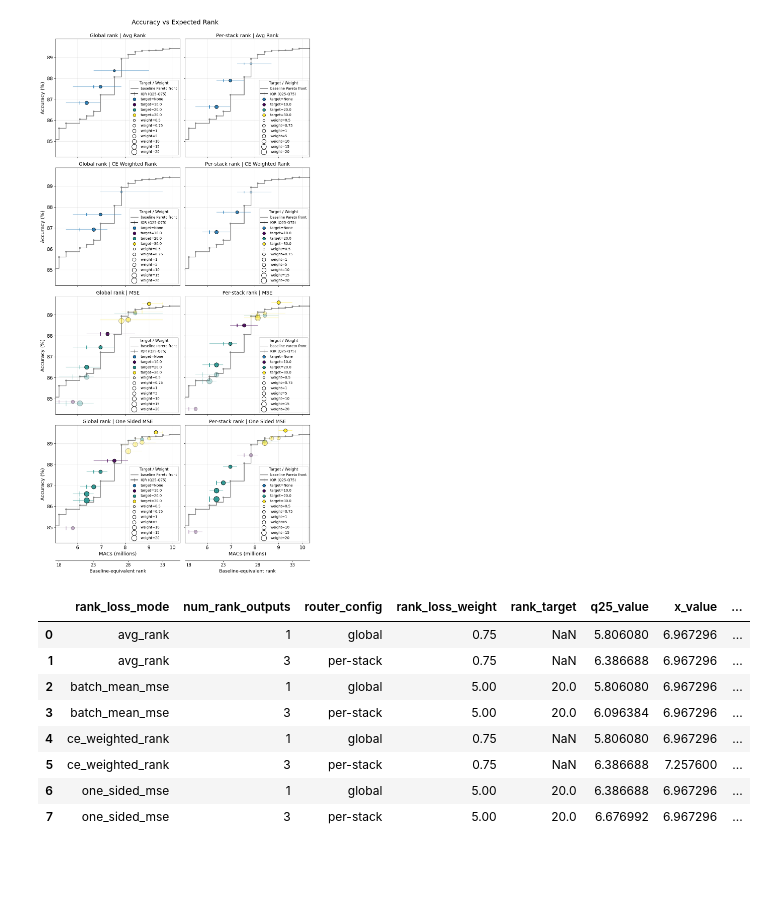
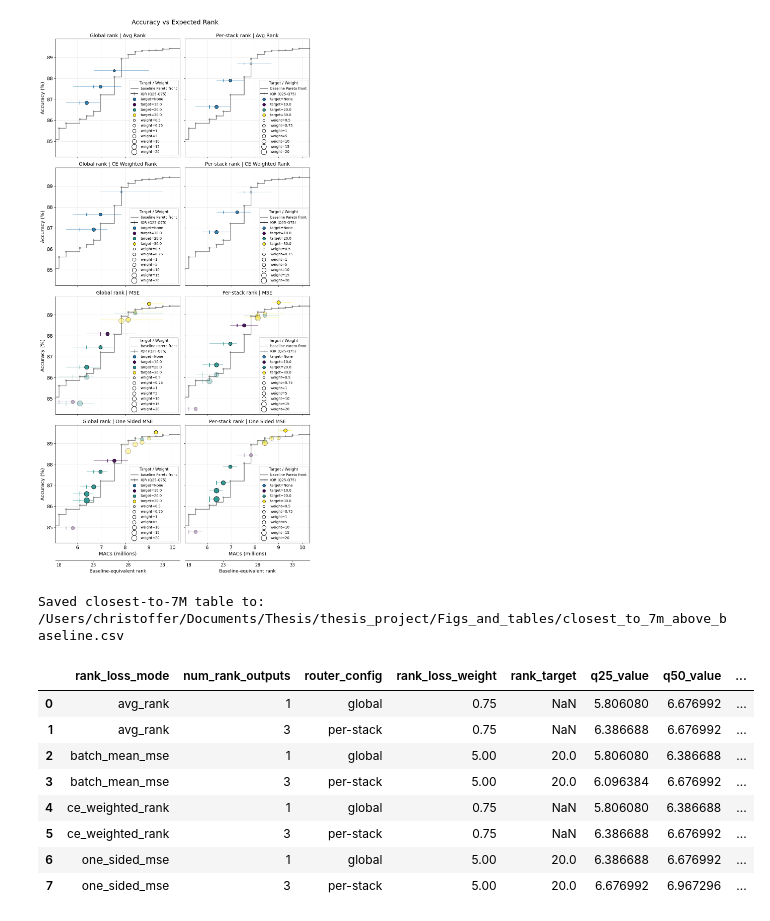
Before and after one commit to c-wejendorp/thesis, a Jupyter notebook: scripts/keyword_spotting/dynamic_model_viz.ipynb, the cells around one changed output. Saved outputs shown, nothing was run; the diff lists cells and outputs as text; code cells hidden in the pictures; blank space fills up the shorter version.

```diff
--- a/scripts/keyword_spotting/dynamic_model_viz.ipynb
+++ b/scripts/keyword_spotting/dynamic_model_viz.ipynb
@@ -959,42 +959,52 @@ closest_to_7m = (
     .assign(
         x_value=lambda d: d["x_value"].astype(float),
         q25_value=lambda d: d["q25_value"].astype(float),
+        q50_value=lambda d: d["q50_value"].astype(float),
         q75_value=lambda d: d["q75_value"].astype(float),
         dist_to_target=lambda d: (d["x_value"].astype(float) - target_macs_m).abs(),
     )
     .sort_values(group_cols + ["dist_to_target", "acc_minus_baseline"], ascending=[True, True, True, False])
     .groupby(group_cols, as_index=False)
     .first()
     .sort_values(group_cols)
     .reset_index(drop=True)
 )
 
 closest_to_7m["router_config"] = closest_to_7m["num_rank_outputs"].map({1: "global", 3: "per-stack"})
+closest_to_7m = closest_to_7m.rename(columns={"x_value": "expected_macs"})
+
+output_dir = Path("/Users/christoffer/Documents/Thesis/thesis_project/Figs_and_tables")
+output_dir.mkdir(parents=True, exist_ok=True)
+closest_to_7m_path = output_dir / "closest_to_7m_above_baseline.csv"
+closest_to_7m.to_csv(closest_to_7m_path, index=False)
+print(f"Saved closest-to-7M table to: {closest_to_7m_path}")
 
 display_cols = [
     "rank_loss_mode",
     "num_rank_outputs",
     "router_config",
     "rank_loss_weight",
     "rank_target",
     "q25_value",
-    "x_value",
+    "q50_value",
     "q75_value",
+    "expected_macs",
     "dist_to_target",
     "avg_acc",
     "baseline_acc",
     "acc_minus_baseline",
     "experiment_folder",
 ]
 
 closest_to_7m[display_cols]
 # %% [output]
+Saved closest-to-7M table to: /Users/christoffer/Documents/Thesis/thesis_project/Figs_and_tables/closest_to_7m_above_baseline.csv
-|  | rank_loss_mode | num_rank_outputs | router_config | rank_loss_weight | rank_target | q25_value | x_value | ... |
-| 0 | avg_rank | 1 | global | 0.75 | NaN | 5.806080 | 6.967296 | ... |
-| 1 | avg_rank | 3 | per-stack | 0.75 | NaN | 6.386688 | 6.967296 | ... |
-| 2 | batch_mean_mse | 1 | global | 5.00 | 20.0 | 5.806080 | 6.967296 | ... |
-| 3 | batch_mean_mse | 3 | per-stack | 5.00 | 20.0 | 6.096384 | 6.967296 | ... |
-| 4 | ce_weighted_rank | 1 | global | 0.75 | NaN | 5.806080 | 6.967296 | ... |
-| 5 | ce_weighted_rank | 3 | per-stack | 0.75 | NaN | 6.386688 | 7.257600 | ... |
-| 6 | one_sided_mse | 1 | global | 5.00 | 20.0 | 6.386688 | 6.967296 | ... |
+|  | rank_loss_mode | num_rank_outputs | router_config | rank_loss_weight | rank_target | q25_value | q50_value | ... |
+| 0 | avg_rank | 1 | global | 0.75 | NaN | 5.806080 | 6.676992 | ... |
+| 1 | avg_rank | 3 | per-stack | 0.75 | NaN | 6.386688 | 6.676992 | ... |
+| 2 | batch_mean_mse | 1 | global | 5.00 | 20.0 | 5.806080 | 6.386688 | ... |
+| 3 | batch_mean_mse | 3 | per-stack | 5.00 | 20.0 | 6.096384 | 6.676992 | ... |
+| 4 | ce_weighted_rank | 1 | global | 0.75 | NaN | 5.806080 | 6.386688 | ... |
+| 5 | ce_weighted_rank | 3 | per-stack | 0.75 | NaN | 6.386688 | 6.676992 | ... |
+| 6 | one_sided_mse | 1 | global | 5.00 | 20.0 | 6.386688 | 6.676992 | ... |
 | 7 | one_sided_mse | 3 | per-stack | 5.00 | 20.0 | 6.676992 | 6.967296 | ... |
```
Also changed, not shown: parts of 3 cells of this notebook.
